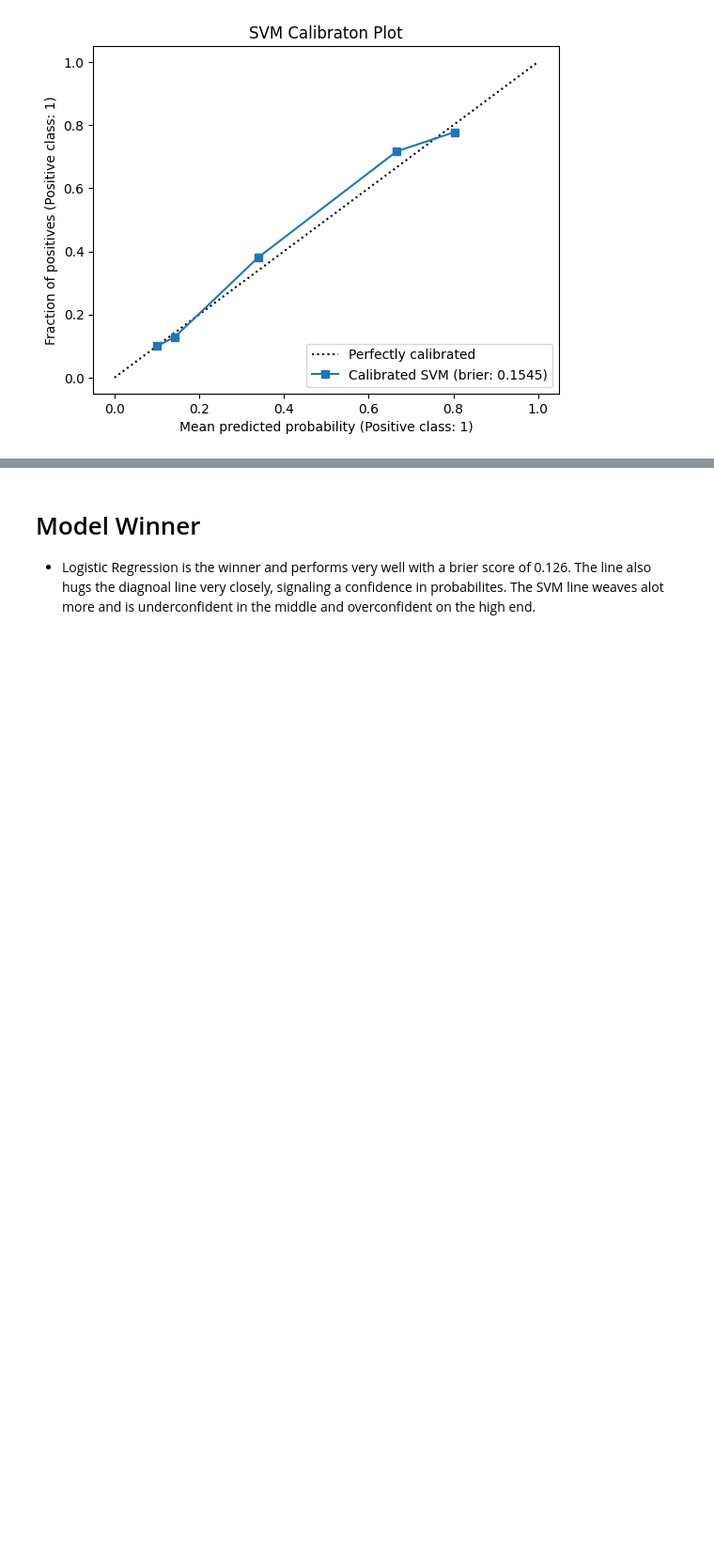
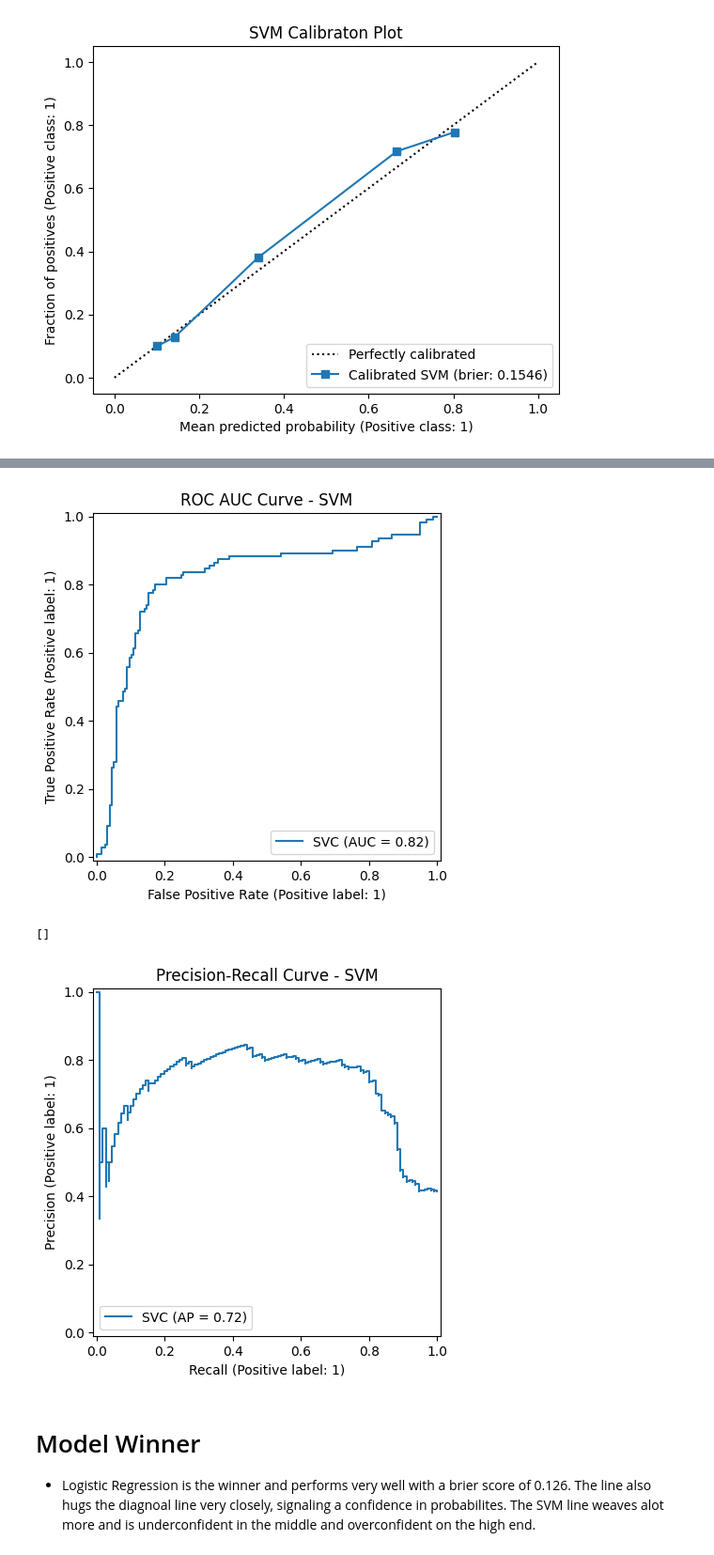
Before and after one commit to JudeMirac/titanic, a Jupyter notebook: Workflow/Notebooks/Model_evaluation.ipynb, the cells around one changed output, grey strips where cells are left out. Shown at 94% size. Drawn from its saved outputs; the diff is of its cells as text; code cells hidden in the pictures; blank space fills up the shorter version.

```diff
--- a/Workflow/Notebooks/Model_evaluation.ipynb
+++ b/Workflow/Notebooks/Model_evaluation.ipynb
@@ -57,7 +58,10 @@ X_train2, X_test2, Y_train2, Y_test2 = train_test_split(X2, Y2, test_size = 0.3,
 from sklearn.svm import SVC
 
 # instantation process
-svm = SVC(C=10, gamma=1)
+svm = SVC(probability= True, C=10, gamma=1)
 
 # fit model onto data
 svm.fit(X_train2, Y_train2)
+
+# grab probabilites
+svm_probs = svm.predict_proba(X_test2)[:,1]
@@ -167,3 +237,16 @@ plt.show()
+# %%
+# plot curve for SVM
+RocCurveDisplay.from_estimator(svm, X_test2, Y_test2)
+plt.title('ROC AUC Curve - SVM')
+plt.show()
+
+PrecisionRecallDisplay.from_estimator(svm, X_test2, Y_test2)
+plt.title('Precision-Recall Curve - SVM')
+plt.plot()
+# %% [output]
+[figure, added]
+[]
+[figure, added]
 # %% [markdown]
 # Model Winner
 - Logistic Regression is the winner and performs very well with a brier score of 0.126. The line also hugs the diagnoal line very closely, signaling a confidence in probabilites. The SVM line weaves alot more and is underconfident in the middle and overconfident on the high end.
```
Also changed, not shown: parts of 10 cells of this notebook.
